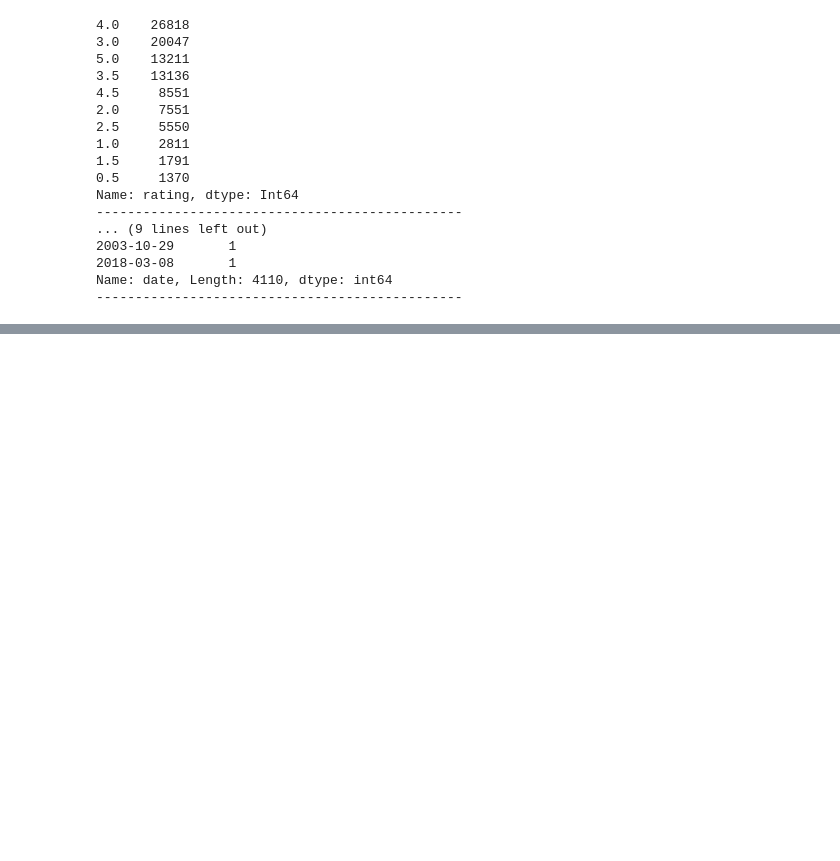
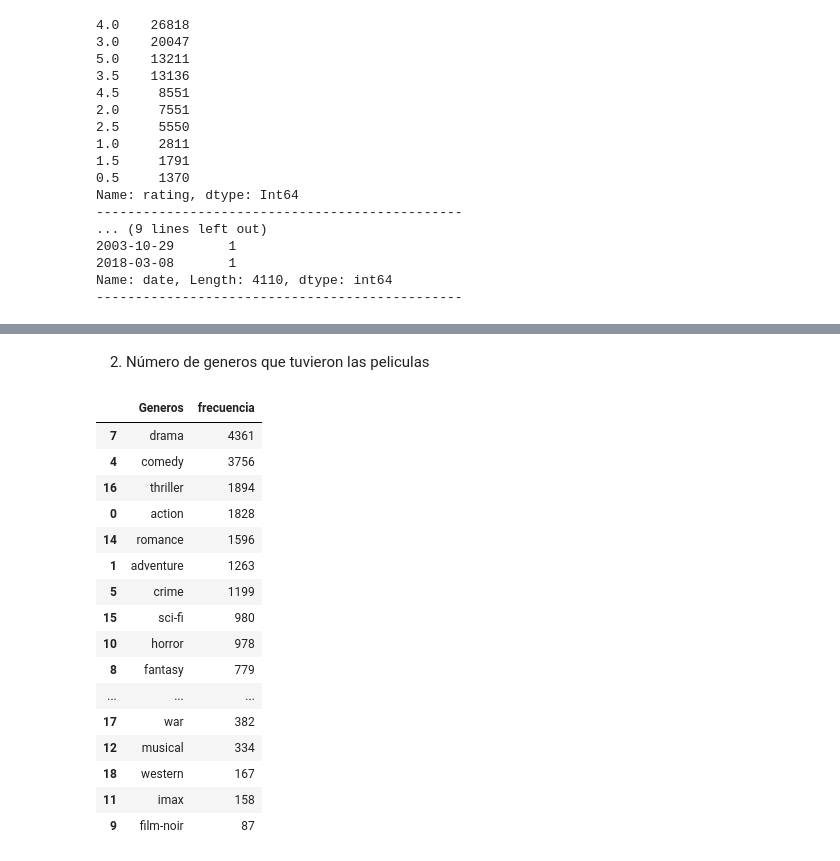
Before and after one commit to Bast-aleja/Marketing_1, a Jupyter notebook: Lectura_y_depuración_bases_Trabajo_peliculasreal.ipynb, the cells around one changed output, grey strips where cells are left out. Drawn from its saved outputs; the diff is of its cells as text; code cells hidden in the pictures; blank space fills up the shorter version.

```diff
--- a/Lectura_y_depuración_bases_Trabajo_peliculasreal.ipynb
+++ b/Lectura_y_depuración_bases_Trabajo_peliculasreal.ipynb
@@ -410,0 +456,26 @@ ratings =ratings.copy(deep= True)
+# %% [markdown]
+2. Número de generos que tuvieron las peliculas
+# %%
+G2=movies.drop(['year', 'movieid', '(no genres listed)','title'], axis=1)
+G2_1=G2.sum()
+G2_2 = pd.DataFrame(G2_1, columns=['frecuencia']).reset_index()
+G2_3 = G2_2.rename(columns={'index':'Generos'})
+G2_3.sort_values(by="frecuencia", ascending=False)
+# %% [output]
+|  | Generos | frecuencia |
+| 7 | drama | 4361 |
+| 4 | comedy | 3756 |
+| 16 | thriller | 1894 |
+| 0 | action | 1828 |
+| 14 | romance | 1596 |
+| 1 | adventure | 1263 |
+| 5 | crime | 1199 |
+| 15 | sci-fi | 980 |
+| 10 | horror | 978 |
+| 8 | fantasy | 779 |
+| ... | ... | ... |
+| 17 | war | 382 |
+| 12 | musical | 334 |
+| 18 | western | 167 |
+| 11 | imax | 158 |
+| 9 | film-noir | 87 |
```
Also changed, not shown: parts of 34 cells of this notebook.
